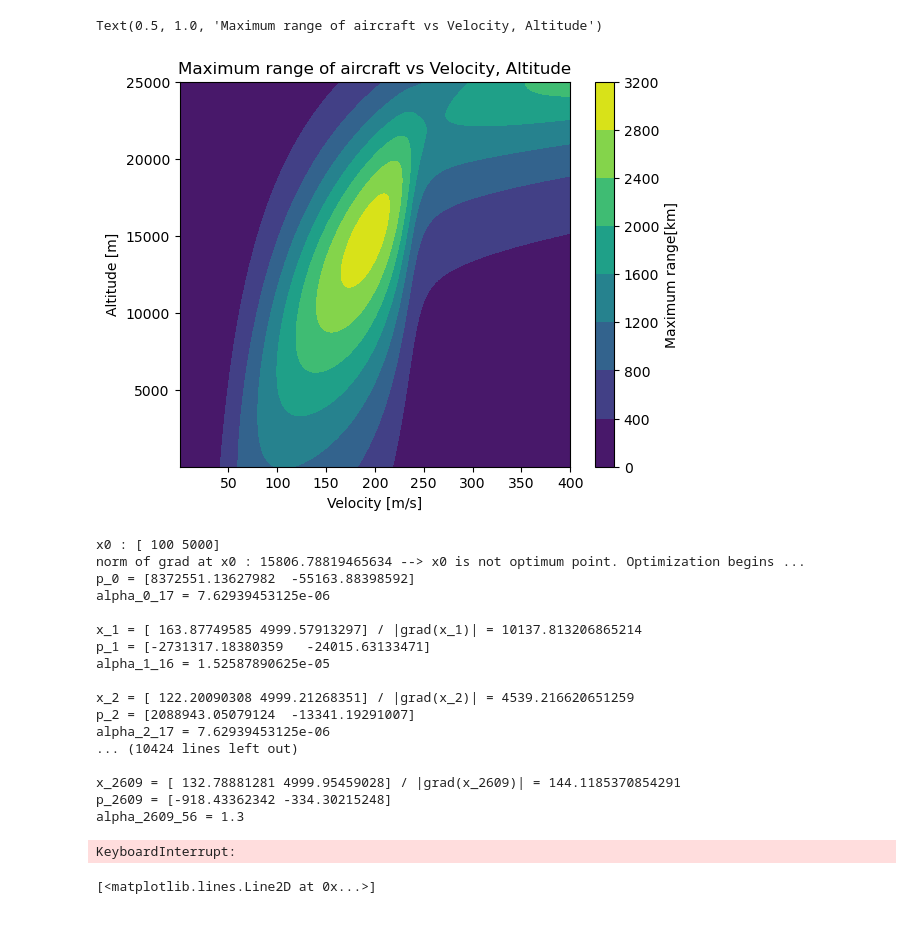
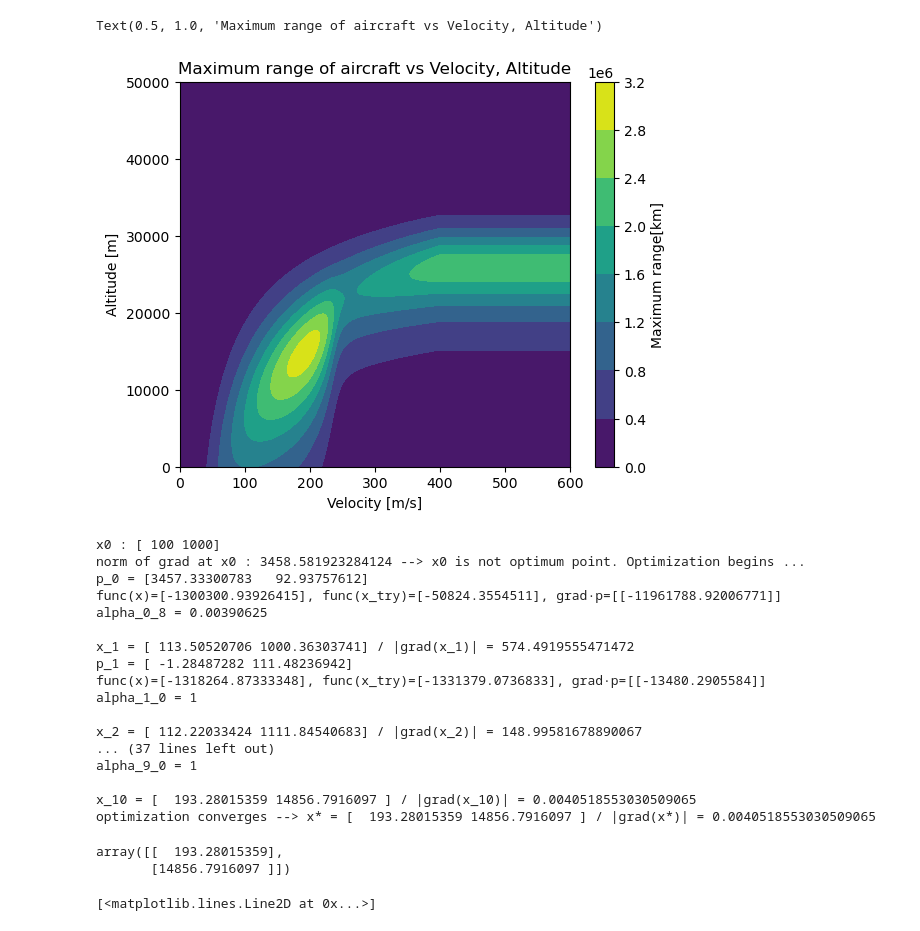
Before and after one commit to BVB09-KOR/NumericalOptimizationCourse25, a Jupyter notebook: Assignment_2/breguet_range.ipynb, the cells around one changed output. Cells and saved outputs as stored; diff of their text form; code cells hidden in the pictures.

```diff
--- a/Assignment_2/breguet_range.ipynb
+++ b/Assignment_2/breguet_range.ipynb
@@ -32,9 +73,9 @@ fuel_remain = .75 # Fuel remaining level after flight
 resolution = .01
 step_V = 50*resolution
 step_h = 5000*resolution
-V_limit = 400 # [m/s]
-h_limit = 25000 # [m]
-grid = np.meshgrid(np.arange(1e-5, V_limit+step_V, step_V), np.arange(1e-5, h_limit+step_h, step_h))
+V_lim = 600 # [m/s]
+h_lim = 50000 # [m]
+grid = np.meshgrid(np.arange(0, 600+step_V, step_V), np.arange(0, 50000+step_h, step_h))
 grid
 
 V = grid[0]
@@ -60,11 +83,11 @@ Range = np.round(Range*.001)
 # %%
 fig, ax = plt.subplots(1, 1, figsize=(6.3, 5))
-contourf = ax.contourf(grid[0], grid[1], Range)
+contourf = ax.contourf(grid[0], grid[1], range_breguet(np.array([V, h])))
 colorbar = fig.colorbar(contourf, ax=ax)
 colorbar.set_label('Maximum range[km]')
 ax.set_xlabel('Velocity [m/s]')
 ax.set_ylabel('Altitude [m]')
 ax.set_title('Maximum range of aircraft vs Velocity, Altitude')
 # %% [output]
 Text(0.5, 1.0, 'Maximum range of aircraft vs Velocity, Altitude')
-[figure, old version]
+[figure, new version]
@@ -110,31 +98,32 @@ def range_breguet(x):
 # %%
 func = lambda x : -1 * range_breguet(x)
 # x_cur = [100, 5000]
-x_cur = [50, 5000]
-# stp_descent(func=func, x_cur=x_cur, tol=1e-2)
-# cg_hs(func=func, x_cur=x_cur, tol=1e-2)
-# cg_fr(func=func, x_cur=x_cur, tol=1e-2)
-# newton(func=func, x_cur=x_cur, tol=1e-2)
-quasi_newton_bfgs(func=func, x_cur=x_cur, tol=1e-2)
+x_cur = [100, 1000]
+# stp_descent(func=func, x_cur=x_cur, tol=1e-2) # (193, 14856) 12만번, 1분40초
+# cg_hs(func=func, x_cur=x_cur, tol=1e-2) # (193, 14856) 34번, 0초
+# cg_fr(func=func, x_cur=x_cur, tol=1e-2) # (497, 25886)로 빠짐
+# newton(func=func, x_cur=x_cur, tol=1e-2) # grad*p > 0 ... 무한루프 빠짐
+quasi_newton_bfgs(func=func, x_cur=x_cur, tol=1e-2) # (193, 14856) 10번, 0초
 # %% [output]
-x0 : [ 100 5000]
-norm of grad at x0 : 15806.78819465634 --> x0 is not optimum point. Optimization begins ...
-p_0 = [8372551.13627982  -55163.88398592]
-alpha_0_17 = 7.62939453125e-06
+x0 : [ 100 1000]
+norm of grad at x0 : 3458.581923284124 --> x0 is not optimum point. Optimization begins ...
+p_0 = [3457.33300783   92.93757612]
+func(x)=[-1300300.93926415], func(x_try)=[-50824.3554511], grad·p=[[-11961788.92006771]]
+alpha_0_8 = 0.00390625
 
-x_1 = [ 163.87749585 4999.57913297] / |grad(x_1)| = 10137.813206865214
-p_1 = [-2731317.18380359   -24015.63133471]
-alpha_1_16 = 1.52587890625e-05
+x_1 = [ 113.50520706 1000.36303741] / |grad(x_1)| = 574.4919555471472
+p_1 = [ -1.28487282 111.48236942]
+func(x)=[-1318264.87333348], func(x_try)=[-1331379.0736833], grad·p=[[-13480.2905584]]
+alpha_1_0 = 1
 
-x_2 = [ 122.20090308 4999.21268351] / |grad(x_2)| = 4539.216620651259
-p_2 = [2088943.05079124  -13341.19291007]
-alpha_2_17 = 7.62939453125e-06
-... (10424 lines left out)
+x_2 = [ 112.22033424 1111.84540683] / |grad(x_2)| = 148.99581678890067
+... (37 lines left out)
+alpha_9_0 = 1
 
-x_2609 = [ 132.78881281 4999.95459028] / |grad(x_2609)| = 144.1185370854291
-p_2609 = [-918.43362342 -334.30215248]
-alpha_2609_56 = 1.3
+x_10 = [  193.28015359 14856.7916097 ] / |grad(x_10)| = 0.0040518553030509065
+optimization converges --> x* = [  193.28015359 14856.7916097 ] / |grad(x*)| = 0.0040518553030509065
-KeyboardInterrupt:
+array([[  193.28015359],
+       [14856.7916097 ]])
 # %%
 test_h = np.arange(0, 25000)
 test_rho = 1.2*(1 - 0.0065*test_h/288)**5.26
```
Also changed, not shown: parts of 7 cells of this notebook, 1 other file.
